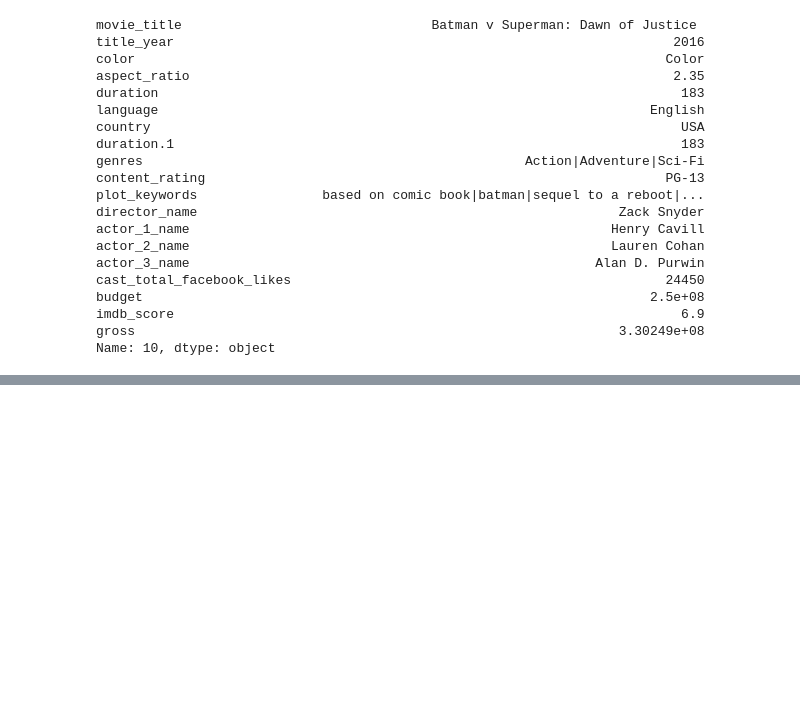
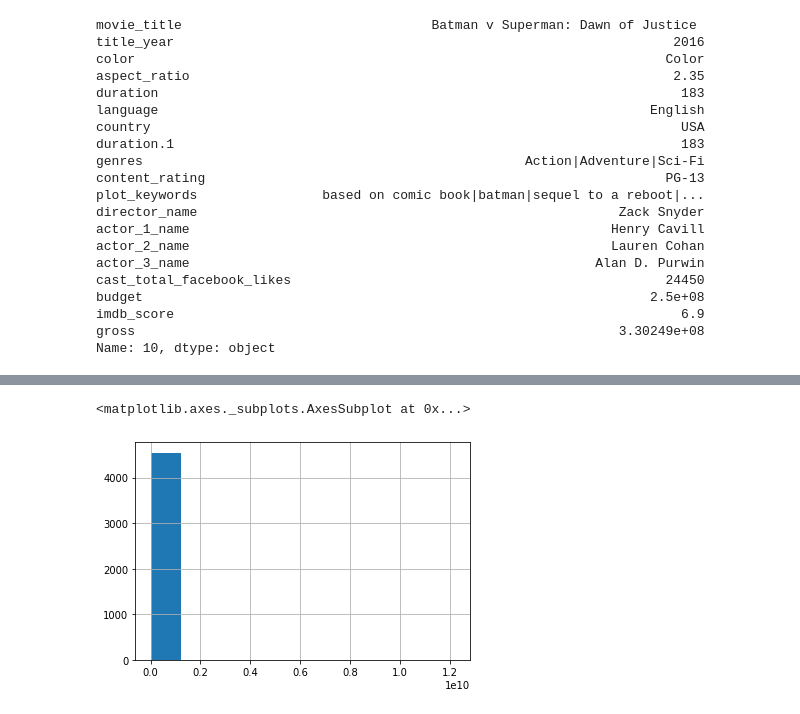
Before and after one commit to ivanmtoroc/scipy-intro, a Jupyter notebook: data_preparation.ipynb, the cells around one changed output, grey strips where cells are left out. Drawn from its saved outputs; the diff is of its cells as text; code cells hidden in the pictures; blank space fills up the shorter version.

```diff
--- a/data_preparation.ipynb
+++ b/data_preparation.ipynb
@@ -91,0 +251,6 @@ Name: 10, dtype: object
+# %%
+# In this case an anomaly is identified. A small number of films have a large budget
+movies_numerical_data['budget'].hist()
+# %% [output]
+<matplotlib.axes._subplots.AxesSubplot at 0x...>
+[figure, added]
```
Also changed, not shown: parts of 14 cells of this notebook.
